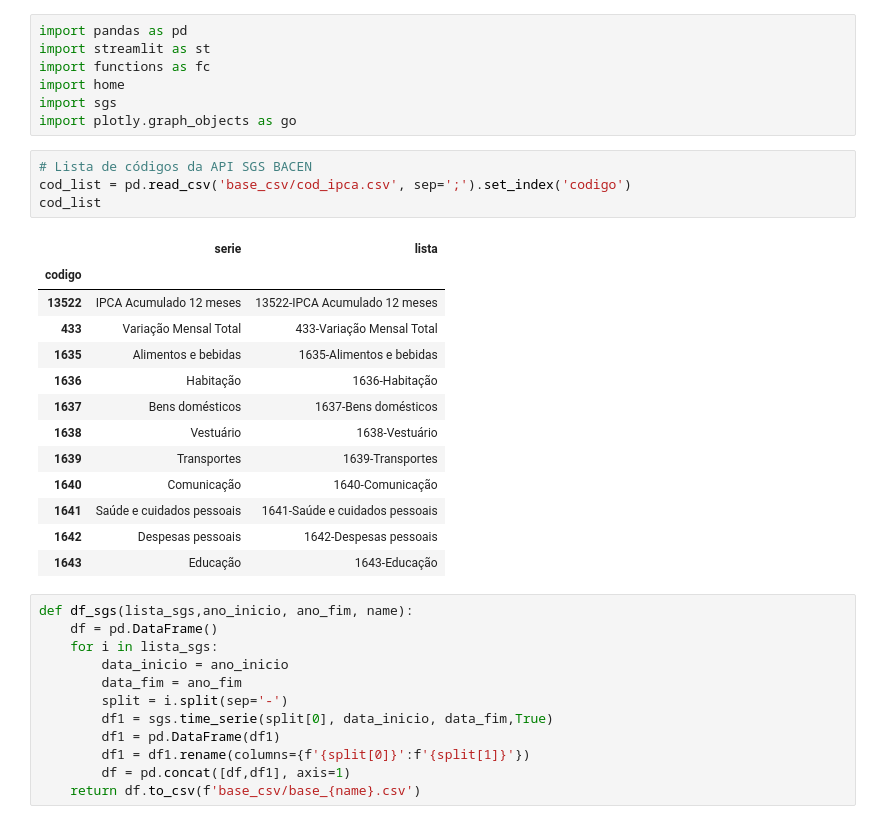
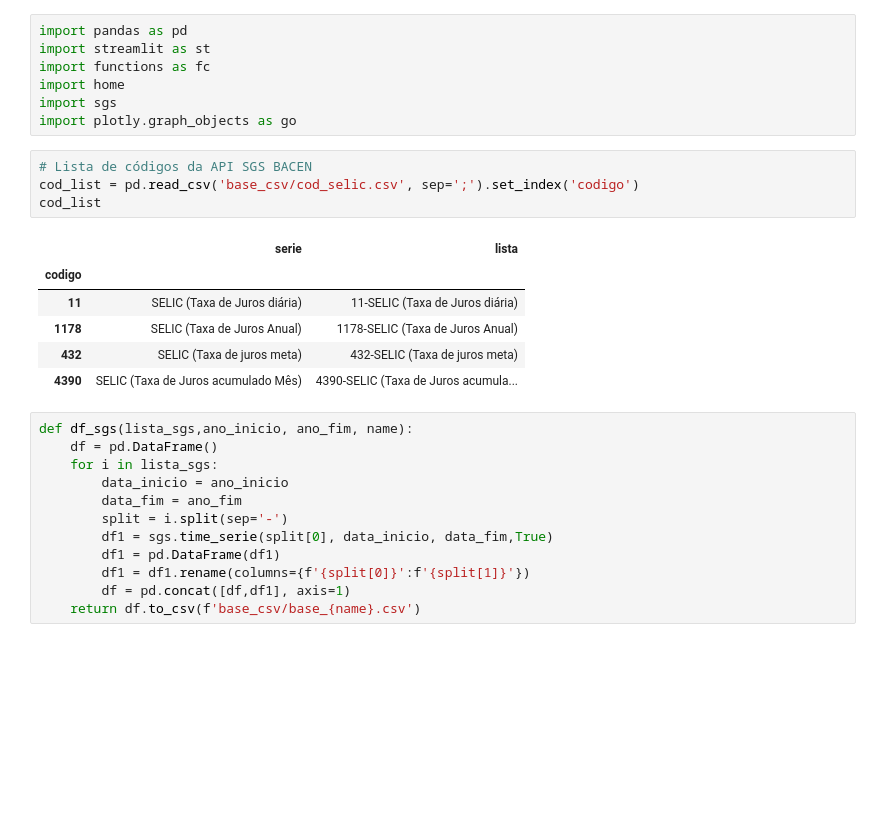
Before and after one commit to emersonsoaressc/economics, a Jupyter notebook: ipca_project.ipynb, the cells around one changed output. Saved outputs shown, nothing was run; the diff lists cells and outputs as text; blank space fills up the shorter version.

```diff
--- a/ipca_project.ipynb
+++ b/ipca_project.ipynb
@@ -7,22 +7,15 @@ import sgs
 import plotly.graph_objects as go
 # %%
 # Lista de códigos da API SGS BACEN
-cod_list = pd.read_csv('base_csv/cod_ipca.csv', sep=';').set_index('codigo')
+cod_list = pd.read_csv('base_csv/cod_selic.csv', sep=';').set_index('codigo')
 cod_list
 # %% [output]
 |  | serie | lista |
 | codigo |  |  |
-| 13522 | IPCA Acumulado 12 meses | 13522-IPCA Acumulado 12 meses |
-| 433 | Variação Mensal Total | 433-Variação Mensal Total |
-| 1635 | Alimentos e bebidas | 1635-Alimentos e bebidas |
-| 1636 | Habitação | 1636-Habitação |
-| 1637 | Bens domésticos | 1637-Bens domésticos |
-| 1638 | Vestuário | 1638-Vestuário |
-| 1639 | Transportes | 1639-Transportes |
-| 1640 | Comunicação | 1640-Comunicação |
-| 1641 | Saúde e cuidados pessoais | 1641-Saúde e cuidados pessoais |
-| 1642 | Despesas pessoais | 1642-Despesas pessoais |
-| 1643 | Educação | 1643-Educação |
+| 11 | SELIC (Taxa de Juros diária) | 11-SELIC (Taxa de Juros diária) |
+| 1178 | SELIC (Taxa de Juros Anual) | 1178-SELIC (Taxa de Juros Anual) |
+| 432 | SELIC (Taxa de juros meta) | 432-SELIC (Taxa de juros meta) |
+| 4390 | SELIC (Taxa de Juros acumulado Mês) | 4390-SELIC (Taxa de Juros acumula... |
 # %%
 def df_sgs(lista_sgs,ano_inicio, ano_fim, name):
     df = pd.DataFrame()
```
Also changed, not shown: parts of 2 cells of this notebook, 3 other files.
